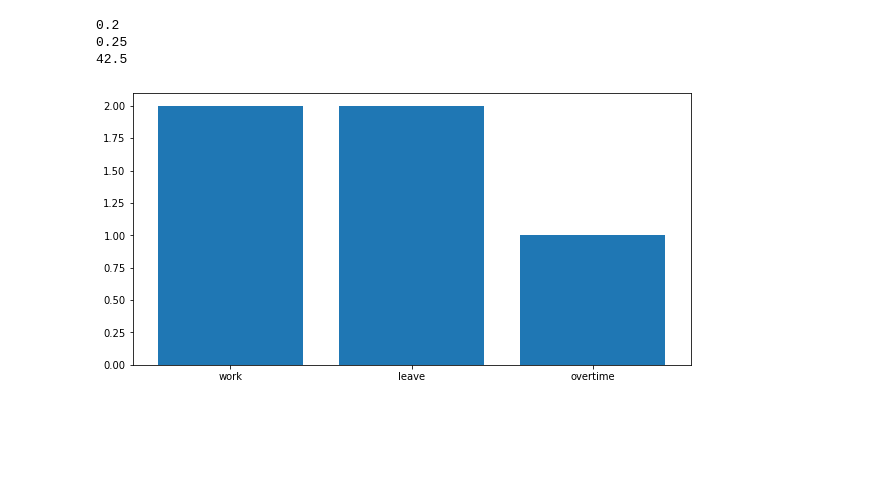
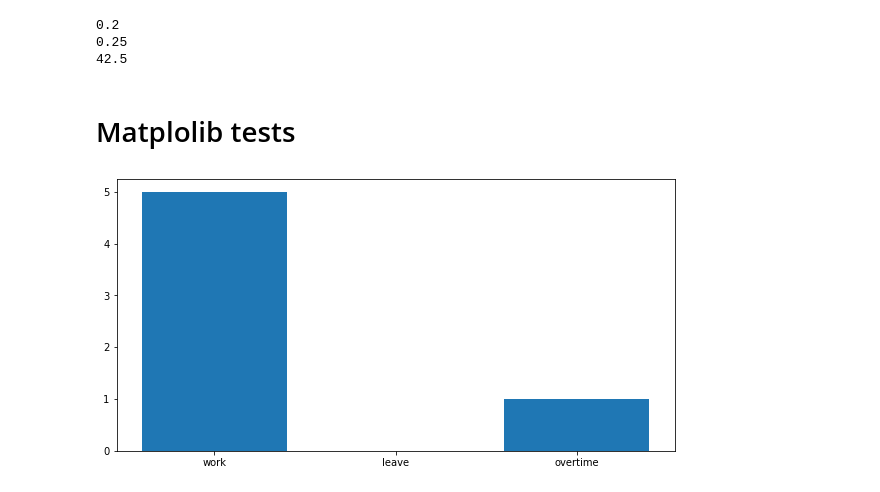
Before and after one commit to sagniKdas53/time-tracker, a Jupyter notebook: graph.ipynb, the cells around one changed output. Saved outputs shown, nothing was run; the diff lists cells and outputs as text; code cells hidden in the pictures; blank space fills up the shorter version.

```diff
--- a/graph.ipynb
+++ b/graph.ipynb
@@ -12,7 +15,9 @@ print(8.5*5)
 0.2
 0.25
 42.5
+# %% [markdown]
+# Matplolib tests
 # %%
-attendance_data = {'work': 2, 'leave': 2, 'overtime': 1}
-effort_data = {'effort': 17, 'extra_effort': 8.5}
+attendance_data = {'work': 5, 'leave': 0, 'overtime': 1}
+effort_data = {'effort': 42.5, 'extra_effort': 8.5}
 # %%
@@ -20,11 +25,13 @@ import matplotlib.pyplot as plt
 import numpy as np
 # %%
-fig = plt.figure(figsize = (10, 5))
+fig = plt.figure(figsize = (10, 5),facecolor='white')
 values = np.array(list(attendance_data.values()))
 mylabels = list(attendance_data.keys())
 
 plt.bar(mylabels,values)
 plt.show()
+graph = mpld3.fig_to_html(fig)
+# print(graph)
 # %% [output]
-[figure, old version]
+[figure, new version]
 # %%
```
Also changed, not shown: parts of 6 cells of this notebook.
